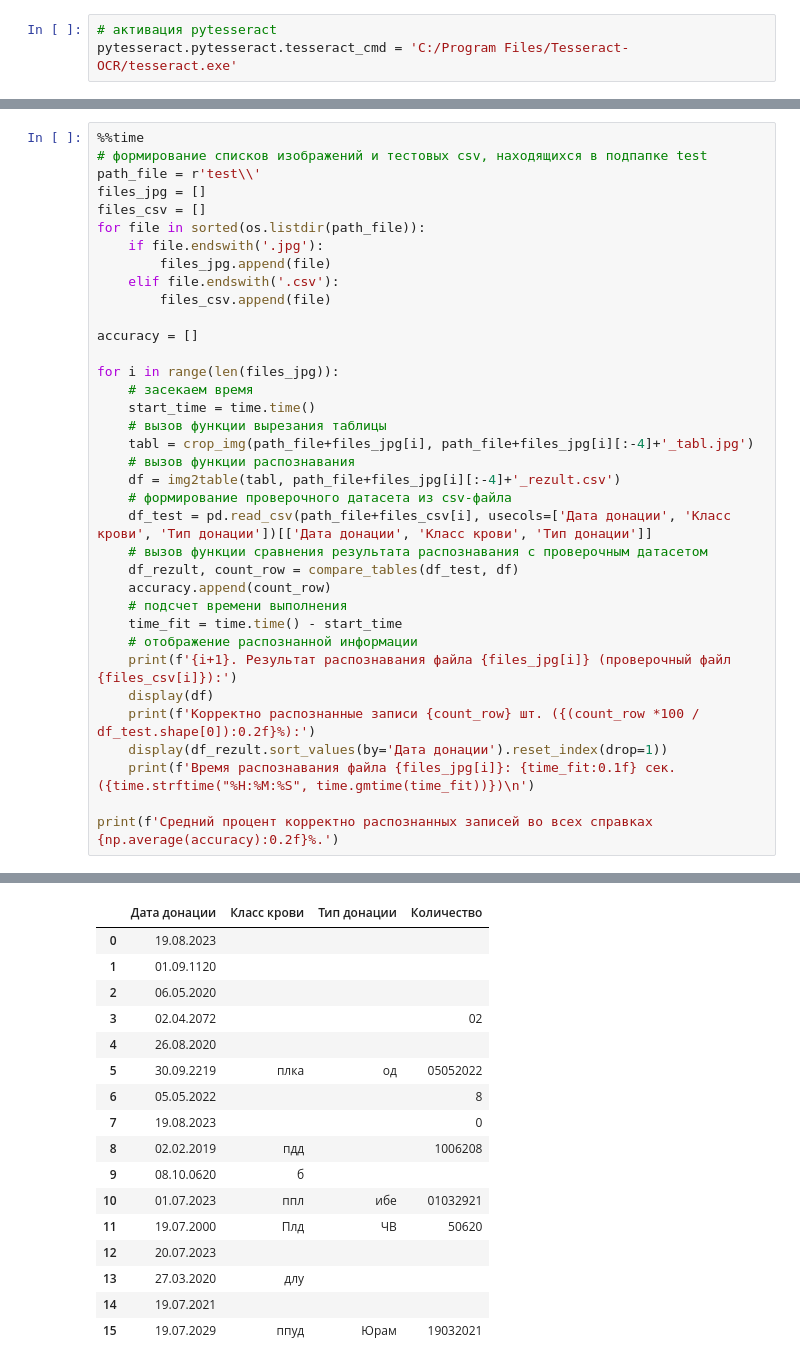
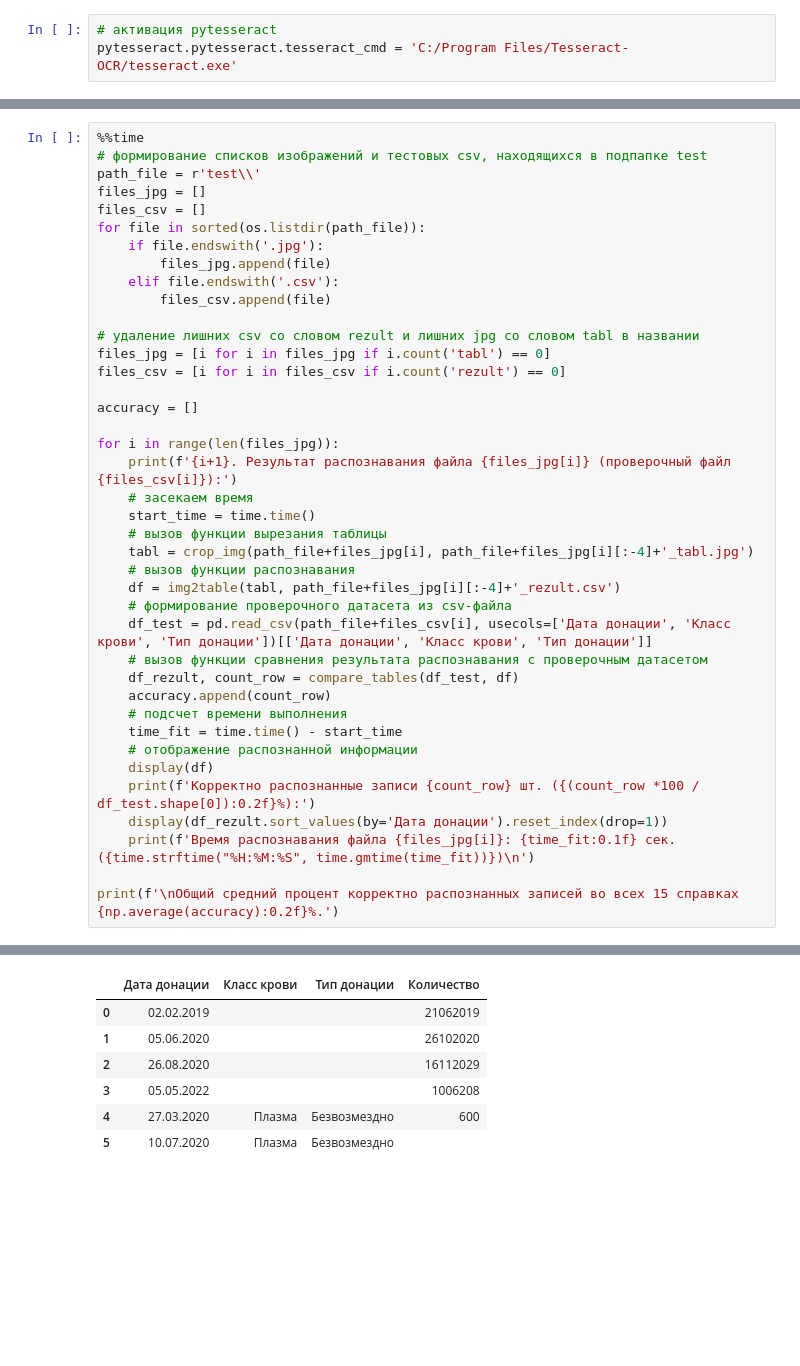
Before and after one commit to yazon315/Seekers-OCR, a Jupyter notebook: main.ipynb, the cells around one changed output, grey strips where cells are left out. Drawn from its saved outputs; the diff is of its cells as text; blank space fills up the shorter version.

```diff
--- a/main.ipynb
+++ b/main.ipynb
@@ -211,9 +324,14 @@ for file in sorted(os.listdir(path_file)):
     elif file.endswith('.csv'):
         files_csv.append(file)
 
+# удаление лишних csv со словом rezult и лишних jpg со словом tabl в названии
+files_jpg = [i for i in files_jpg if i.count('tabl') == 0]
+files_csv = [i for i in files_csv if i.count('rezult') == 0]
+
 accuracy = []
 
 for i in range(len(files_jpg)):
+    print(f'{i+1}. Результат распознавания файла {files_jpg[i]} (проверочный файл {files_csv[i]}):')
     # засекаем время
     start_time = time.time()
     # вызов функции вырезания таблицы
@@ -228,12 +346,11 @@ for i in range(len(files_jpg)):
     # подсчет времени выполнения
     time_fit = time.time() - start_time
     # отображение распознанной информации
-    print(f'{i+1}. Результат распознавания файла {files_jpg[i]} (проверочный файл {files_csv[i]}):')
     display(df)
     print(f'Корректно распознанные записи {count_row} шт. ({(count_row *100 / df_test.shape[0]):0.2f}%):')
     display(df_rezult.sort_values(by='Дата донации').reset_index(drop=1))
     print(f'Время распознавания файла {files_jpg[i]}: {time_fit:0.1f} сек. ({time.strftime("%H:%M:%S", time.gmtime(time_fit))})\n')
 
-print(f'Средний процент корректно распознанных записей во всех справках {np.average(accuracy):0.2f}%.')
+print(f'\nОбщий средний процент корректно распознанных записей во всех 15 справках {np.average(accuracy):0.2f}%.')
 # %% [output]
 1. Результат распознавания файла 141899 .jpg (проверочный файл 141899.csv):
@@ -240,17 +359,7 @@ print(f'Средний процент корректно распознанны
 |  | Дата донации | Класс крови | Тип донации | Количество |
-| 0 | 19.08.2023 |  |  |  |
-| 1 | 01.09.1120 |  |  |  |
-| 2 | 06.05.2020 |  |  |  |
-| 3 | 02.04.2072 |  |  | 02 |
-| 4 | 26.08.2020 |  |  |  |
-| 5 | 30.09.2219 | плка | од | 05052022 |
-| 6 | 05.05.2022 |  |  | 8 |
-| 7 | 19.08.2023 |  |  | 0 |
-| 8 | 02.02.2019 | пдд |  | 1006208 |
-| 9 | 08.10.0620 | б |  |  |
-| 10 | 01.07.2023 | ппл | ибе | 01032921 |
-| 11 | 19.07.2000 | Плд | ЧВ | 50620 |
-| 12 | 20.07.2023 |  |  |  |
-| 13 | 27.03.2020 | длу |  |  |
-| 14 | 19.07.2021 |  |  |  |
-| 15 | 19.07.2029 | ппуд | Юрам | 19032021 |
+| 0 | 02.02.2019 |  |  | 21062019 |
+| 1 | 05.06.2020 |  |  | 26102020 |
+| 2 | 26.08.2020 |  |  | 16112029 |
+| 3 | 05.05.2022 |  |  | 1006208 |
+| 4 | 27.03.2020 | Плазма | Безвозмездно | 600 |
+| 5 | 10.07.2020 | Плазма | Безвозмездно |  |
```
Also changed, not shown: parts of 19 cells of this notebook.
